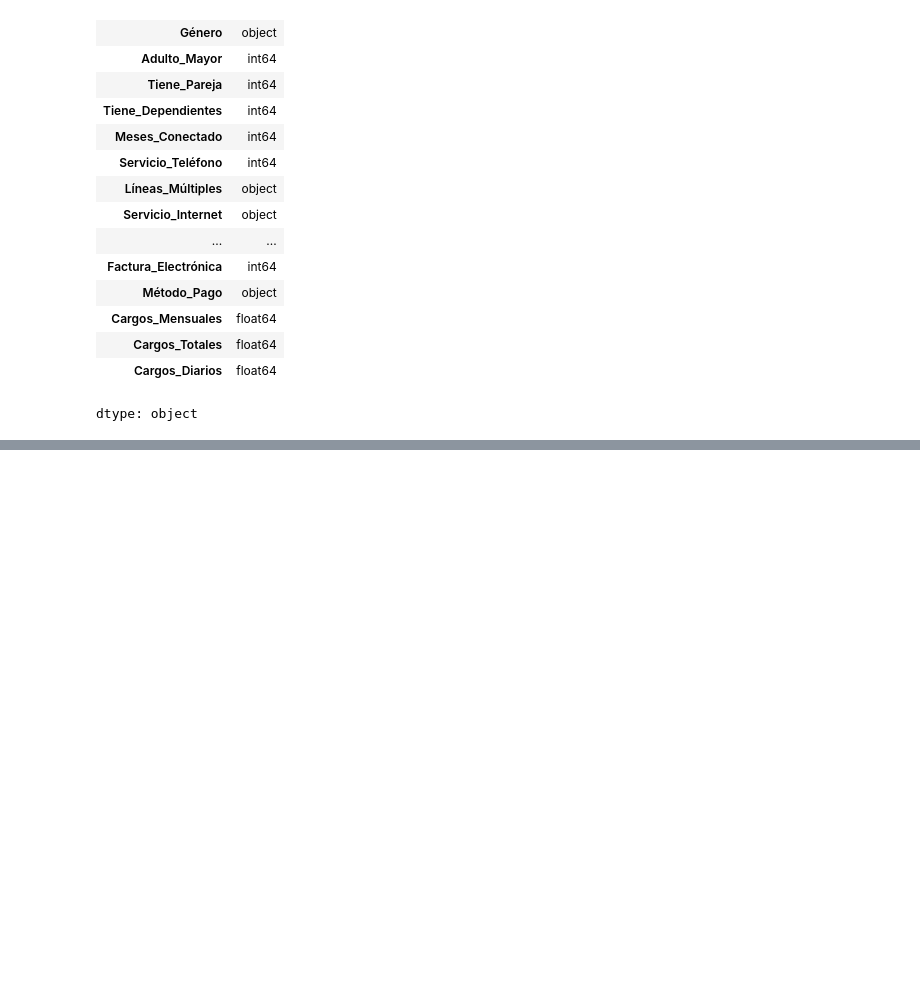
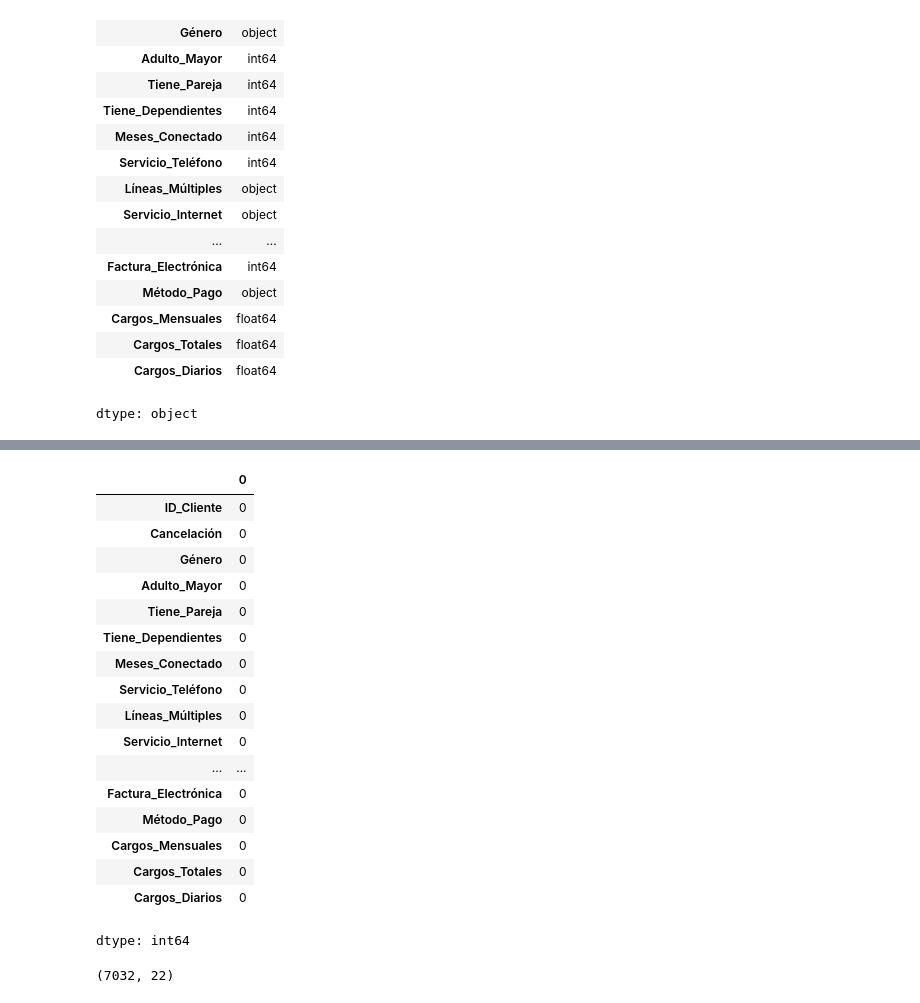
Before and after one commit to r2x4/challenge-final, a Jupyter notebook: challenge_final.ipynb, the cells around one changed output, grey strips where cells are left out. Drawn from its saved outputs; the diff is of its cells as text; code cells hidden in the pictures; blank space fills up the shorter version.

```diff
--- a/challenge_final.ipynb
+++ b/challenge_final.ipynb
@@ -44,0 +67,28 @@ dtype: object
+# %%
+# Eliminar filas con NaN en 'Cancelación' o 'Cargos_Totales'
+datos = datos.dropna(subset=['Cancelación', 'Cargos_Totales'])
+# %%
+datos.isnull().sum()
+# %% [output]
+|  | 0 |
+| ID_Cliente | 0 |
+| Cancelación | 0 |
+| Género | 0 |
+| Adulto_Mayor | 0 |
+| Tiene_Pareja | 0 |
+| Tiene_Dependientes | 0 |
+| Meses_Conectado | 0 |
+| Servicio_Teléfono | 0 |
+| Líneas_Múltiples | 0 |
+| Servicio_Internet | 0 |
+| ... | ... |
+| Factura_Electrónica | 0 |
+| Método_Pago | 0 |
+| Cargos_Mensuales | 0 |
+| Cargos_Totales | 0 |
+| Cargos_Diarios | 0 |
+dtype: int64
+# %%
+datos.shape
+# %% [output]
+(7032, 22)
```
Also changed, not shown: parts of 2 cells of this notebook.
